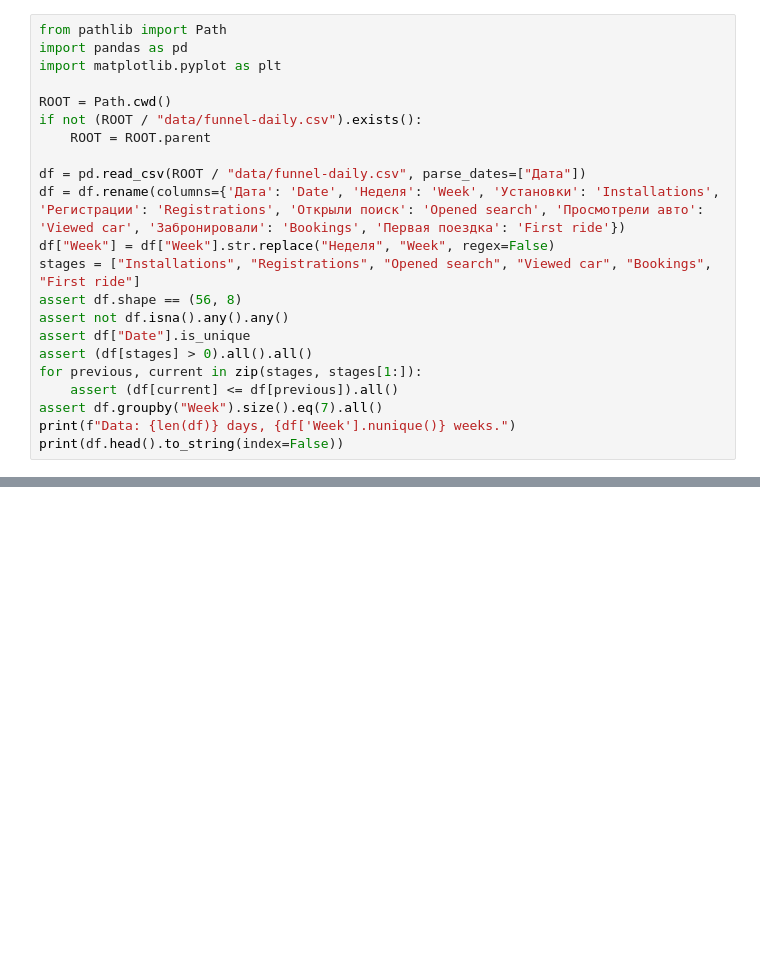
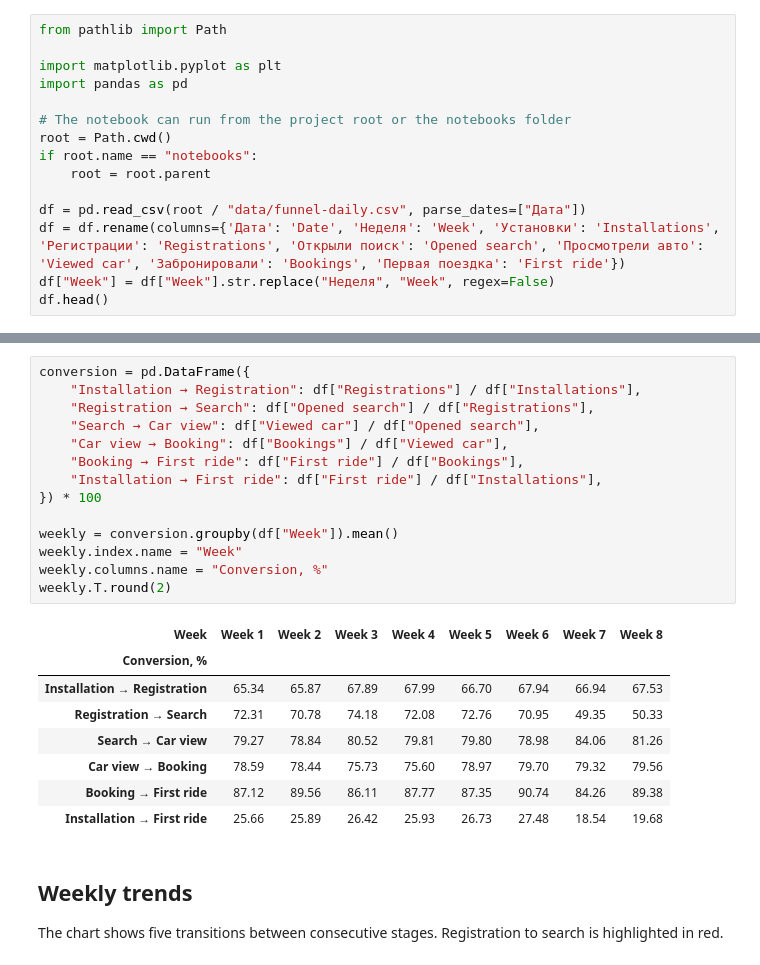
Before and after one commit to levg00/mobicar-funnel-analysis, a Jupyter notebook: notebooks/funnel-analysis.en.ipynb, the cells around one changed output, grey strips where cells are left out. Saved outputs shown, nothing was run; the diff lists cells and outputs as text; blank space fills up the shorter version.

Commit message:
Align Russian and English calculation notebooks

```diff
--- a/notebooks/funnel-analysis.en.ipynb
+++ b/notebooks/funnel-analysis.en.ipynb
@@ -10,23 +15,16 @@ CSV and Excel contain identical values. The analysis reads the CSV and can run f
 # %%
 from pathlib import Path
+
+import matplotlib.pyplot as plt
 import pandas as pd
-import matplotlib.pyplot as plt
 
-ROOT = Path.cwd()
-if not (ROOT / "data/funnel-daily.csv").exists():
-    ROOT = ROOT.parent
+# The notebook can run from the project root or the notebooks folder
+root = Path.cwd()
+if root.name == "notebooks":
+    root = root.parent
 
-df = pd.read_csv(ROOT / "data/funnel-daily.csv", parse_dates=["Дата"])
+df = pd.read_csv(root / "data/funnel-daily.csv", parse_dates=["Дата"])
 df = df.rename(columns={'Дата': 'Date', 'Неделя': 'Week', 'Установки': 'Installations', 'Регистрации': 'Registrations', 'Открыли поиск': 'Opened search', 'Просмотрели авто': 'Viewed car', 'Забронировали': 'Bookings', 'Первая поездка': 'First ride'})
 df["Week"] = df["Week"].str.replace("Неделя", "Week", regex=False)
-stages = ["Installations", "Registrations", "Opened search", "Viewed car", "Bookings", "First ride"]
-assert df.shape == (56, 8)
-assert not df.isna().any().any()
-assert df["Date"].is_unique
-assert (df[stages] > 0).all().all()
-for previous, current in zip(stages, stages[1:]):
-    assert (df[current] <= df[previous]).all()
-assert df.groupby("Week").size().eq(7).all()
-print(f"Data: {len(df)} days, {df['Week'].nunique()} weeks.")
-print(df.head().to_string(index=False))
+df.head()
 # %% [output]
@@ -156,0 +45,27 @@ An A/B test against the previous search version was proposed. No experiment was
+# %%
+conversion = pd.DataFrame({
+    "Installation → Registration": df["Registrations"] / df["Installations"],
+    "Registration → Search": df["Opened search"] / df["Registrations"],
+    "Search → Car view": df["Viewed car"] / df["Opened search"],
+    "Car view → Booking": df["Bookings"] / df["Viewed car"],
+    "Booking → First ride": df["First ride"] / df["Bookings"],
+    "Installation → First ride": df["First ride"] / df["Installations"],
+}) * 100
+
+weekly = conversion.groupby(df["Week"]).mean()
+weekly.index.name = "Week"
+weekly.columns.name = "Conversion, %"
+weekly.T.round(2)
+# %% [output]
+| Week | Week 1 | Week 2 | Week 3 | Week 4 | Week 5 | Week 6 | Week 7 | Week 8 |
+| Conversion, % |  |  |  |  |  |  |  |  |
+| Installation → Registration | 65.34 | 65.87 | 67.89 | 67.99 | 66.70 | 67.94 | 66.94 | 67.53 |
+| Registration → Search | 72.31 | 70.78 | 74.18 | 72.08 | 72.76 | 70.95 | 49.35 | 50.33 |
+| Search → Car view | 79.27 | 78.84 | 80.52 | 79.81 | 79.80 | 78.98 | 84.06 | 81.26 |
+| Car view → Booking | 78.59 | 78.44 | 75.73 | 75.60 | 78.97 | 79.70 | 79.32 | 79.56 |
+| Booking → First ride | 87.12 | 89.56 | 86.11 | 87.77 | 87.35 | 90.74 | 84.26 | 89.38 |
+| Installation → First ride | 25.66 | 25.89 | 26.42 | 25.93 | 26.73 | 27.48 | 18.54 | 19.68 |
+# %% [markdown]
+## Weekly trends
+
+The chart shows five transitions between consecutive stages. Registration to search is highlighted in red.
```
Also changed, not shown: parts of 15 cells of this notebook, 1 other file.
